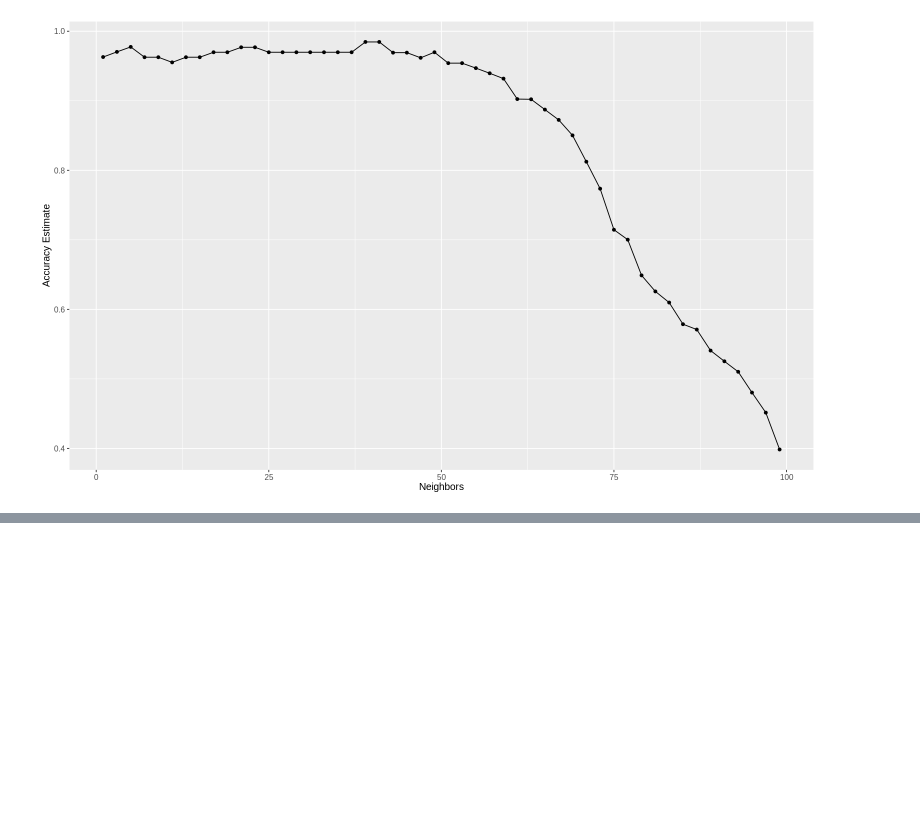
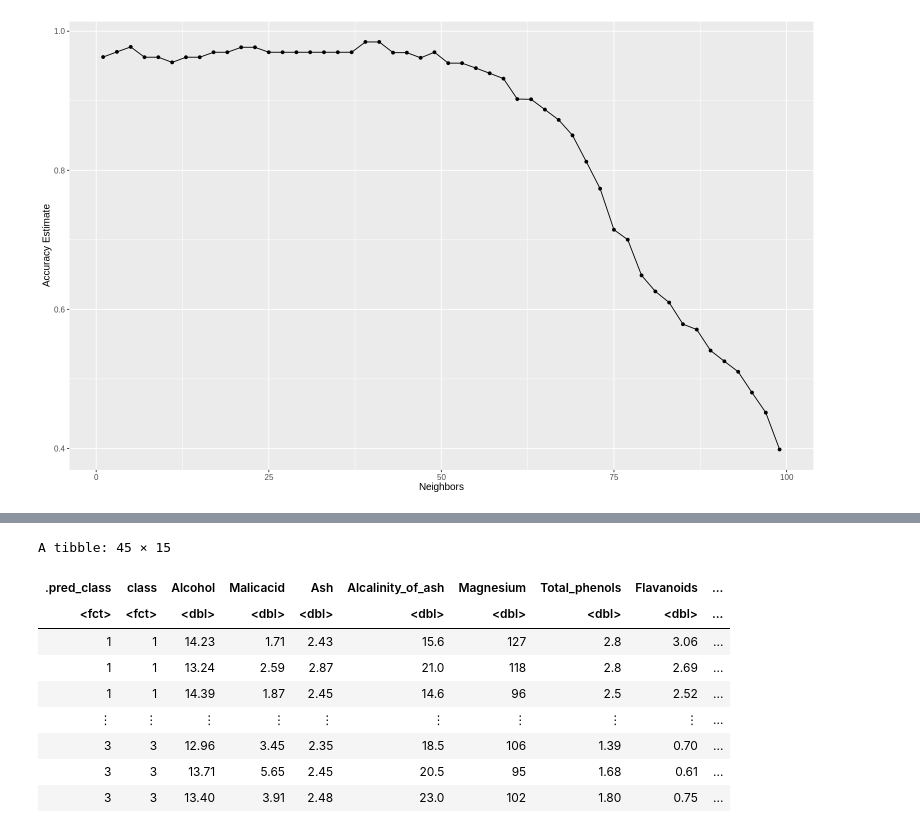
Before and after one commit to nikhilgxrg/dsci-100-project, a Jupyter notebook: project report/Project Report.ipynb, the cells around one changed output, grey strips where cells are left out. Saved outputs shown, nothing was run; the diff lists cells and outputs as text; code cells hidden in the pictures; blank space fills up the shorter version.

Commit message:
Added Model and predictions

```diff
--- a/project report/Project Report.ipynb
+++ b/project report/Project Report.ipynb
@@ -261,0 +265,17 @@ A tibble: 5 × 2
+# %%
+set.seed(333)
+
+## KNN algorithm specification
+knn_spec <- nearest_neighbor(weight_func = "rectangular", neighbors = 5) |>
+       set_engine("kknn") |>
+       set_mode("classification")
+## KNN recipe for standardising all the variables
+wine_data_recipe <- recipe(class ~., data = wine_training) |>
+                        step_scale(all_predictors()) |>
+                        step_center(all_predictors())
+## creating a workflow to fit the recipe and the knn engine to the training data
+wine_fit <- workflow() |>
+          add_recipe(wine_data_recipe) |>
+          add_model(knn_spec) |>
+          fit(data = wine_training)
+wine_fit
@@ -261,0 +302,16 @@ A tibble: 5 × 2
+# %%
+##making predictions using the trained model
+wine_test_predictions <- predict(wine_fit , wine_testing) |>
+      bind_cols(wine_testing)
+wine_test_predictions
+# %% [output]
+A tibble: 45 × 15
+| .pred_class | class | Alcohol | Malicacid | Ash | Alcalinity_of_ash | Magnesium | Total_phenols | Flavanoids | ... |
+| <fct> | <fct> | <dbl> | <dbl> | <dbl> | <dbl> | <dbl> | <dbl> | <dbl> | ... |
+| 1 | 1 | 14.23 | 1.71 | 2.43 | 15.6 | 127 | 2.8 | 3.06 | ... |
+| 1 | 1 | 13.24 | 2.59 | 2.87 | 21.0 | 118 | 2.8 | 2.69 | ... |
+| 1 | 1 | 14.39 | 1.87 | 2.45 | 14.6 | 96 | 2.5 | 2.52 | ... |
+| ⋮ | ⋮ | ⋮ | ⋮ | ⋮ | ⋮ | ⋮ | ⋮ | ⋮ | ... |
+| 3 | 3 | 12.96 | 3.45 | 2.35 | 18.5 | 106 | 1.39 | 0.70 | ... |
+| 3 | 3 | 13.71 | 5.65 | 2.45 | 20.5 | 95 | 1.68 | 0.61 | ... |
+| 3 | 3 | 13.40 | 3.91 | 2.48 | 23.0 | 102 | 1.80 | 0.75 | ... |
```
Also changed, not shown: parts of 6 cells of this notebook.
